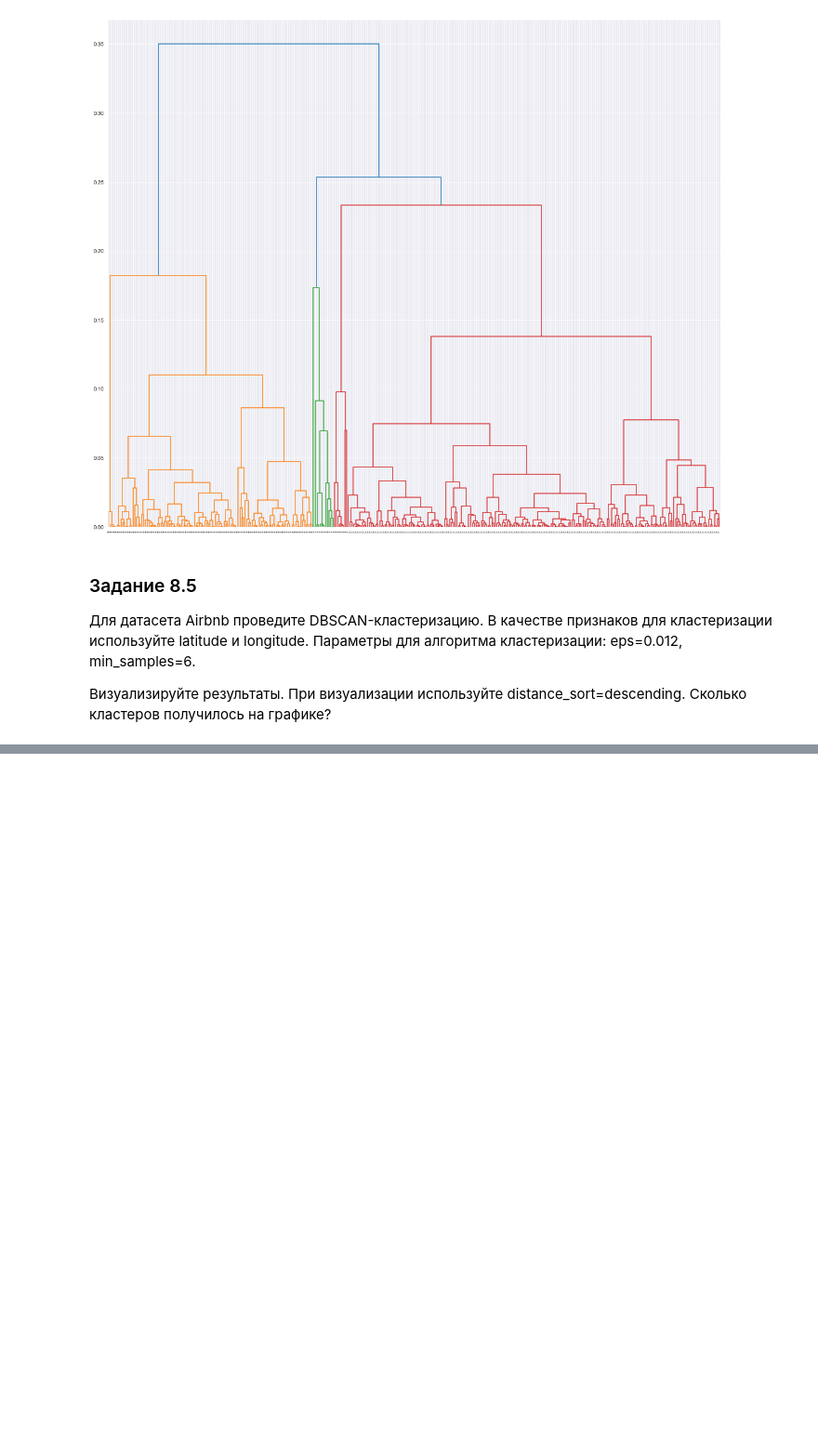
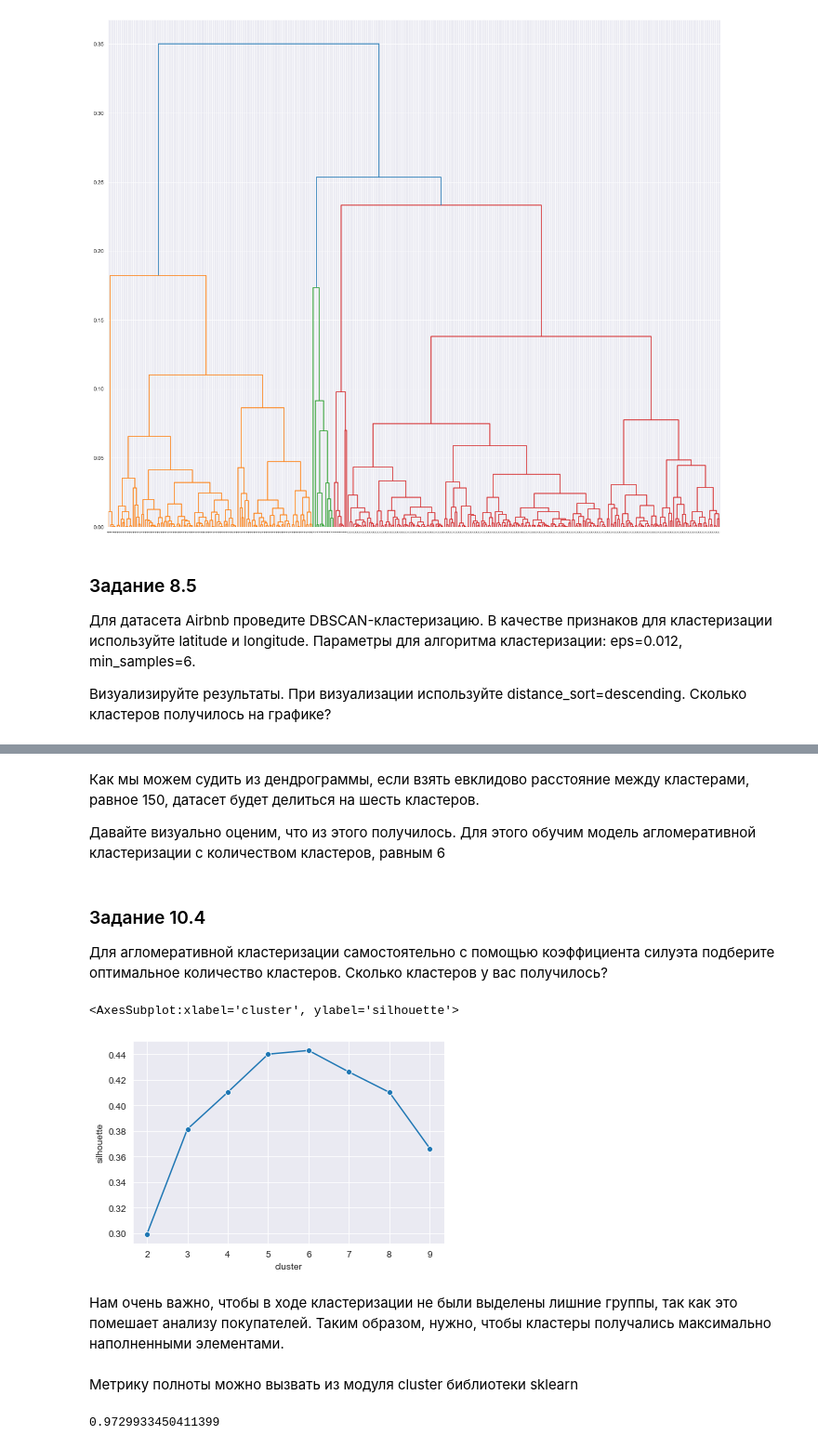
Before and after one commit to Alexx-Yu/python_classes, a Jupyter notebook: Module 33 - ML-4/Practice.ipynb, the cells around one changed output, grey strips where cells are left out. Shown at 93% size. Cells and saved outputs as stored; diff of their text form; code cells hidden in the pictures; blank space fills up the shorter version.

```diff
--- a/Module 33 - ML-4/Practice.ipynb
+++ b/Module 33 - ML-4/Practice.ipynb
@@ -254,0 +405,4 @@ sns.scatterplot(df.latitude, df.longitude, c=dbscan_clus.fit_predict(df[['latitu
+# %% [markdown]
+Как мы можем судить из дендрограммы, если взять евклидово расстояние между кластерами, равное 150, датасет будет делиться на шесть кластеров.
+
+Давайте визуально оценим, что из этого получилось. Для этого обучим модель агломеративной кластеризации с количеством кластеров, равным 6
@@ -254,0 +412,45 @@ sns.scatterplot(df.latitude, df.longitude, c=dbscan_clus.fit_predict(df[['latitu
+# %% [markdown]
+###  Задание 10.4
+Для агломеративной кластеризации самостоятельно с помощью коэффициента силуэта подберите оптимальное количество кластеров. Сколько кластеров у вас получилось?
+# %%
+from sklearn.metrics import silhouette_score
+import seaborn as sns
+
+# напишем функцию для подсчёта коэффициента силуэта
+def get_silhouette_agg_clust(X, cluster_num):
+    # проведём агломеративную кластеризацию с заданным количеством кластеров
+    res = get_aggl_clustering(X, cluster_num)
+    # рассчитаем коэффициент силуэта
+    silhouette = silhouette_score(X, res)
+    return silhouette
+
+
+# создадим пустой словарь, ключами будут коэффициент силуэта и количество кластеров
+silhouette_res = {"silhouette": [], "cluster": []}
+
+
+for cluster_num in range(2, 10):
+    silhouette_res["silhouette"].append(get_silhouette_agg_clust(X, cluster_num))
+    silhouette_res["cluster"].append(cluster_num)
+
+# сохраним в датафрейм значение силуэта и количество кластеров
+silhouette_df = pd.DataFrame(silhouette_res)
+
+# установим стиль для визуализиции
+sns.set_style("darkgrid")
+# визуализируем зависимость значения инерции от количества кластеров
+sns.lineplot(data=silhouette_df, x="cluster", y="silhouette", marker="o")
+# %% [output]
+<AxesSubplot:xlabel='cluster', ylabel='silhouette'>
+[figure, added]
+# %% [markdown]
+Нам очень важно, чтобы в ходе кластеризации не были выделены лишние группы, так как это помешает анализу покупателей. Таким образом, нужно, чтобы кластеры получались максимально наполненными элементами.
+# %% [markdown]
+Метрику полноты можно вызвать из модуля cluster библиотеки sklearn
+# %%
+from sklearn.metrics.cluster import completeness_score
+
+print(completeness_score(labels_true=df.cluster, labels_pred=df.aggl))
+# 0.9444702470046367
+# %% [output]
+0.9729933450411399
```
Also changed, not shown: parts of 29 cells of this notebook, 1 other file.
